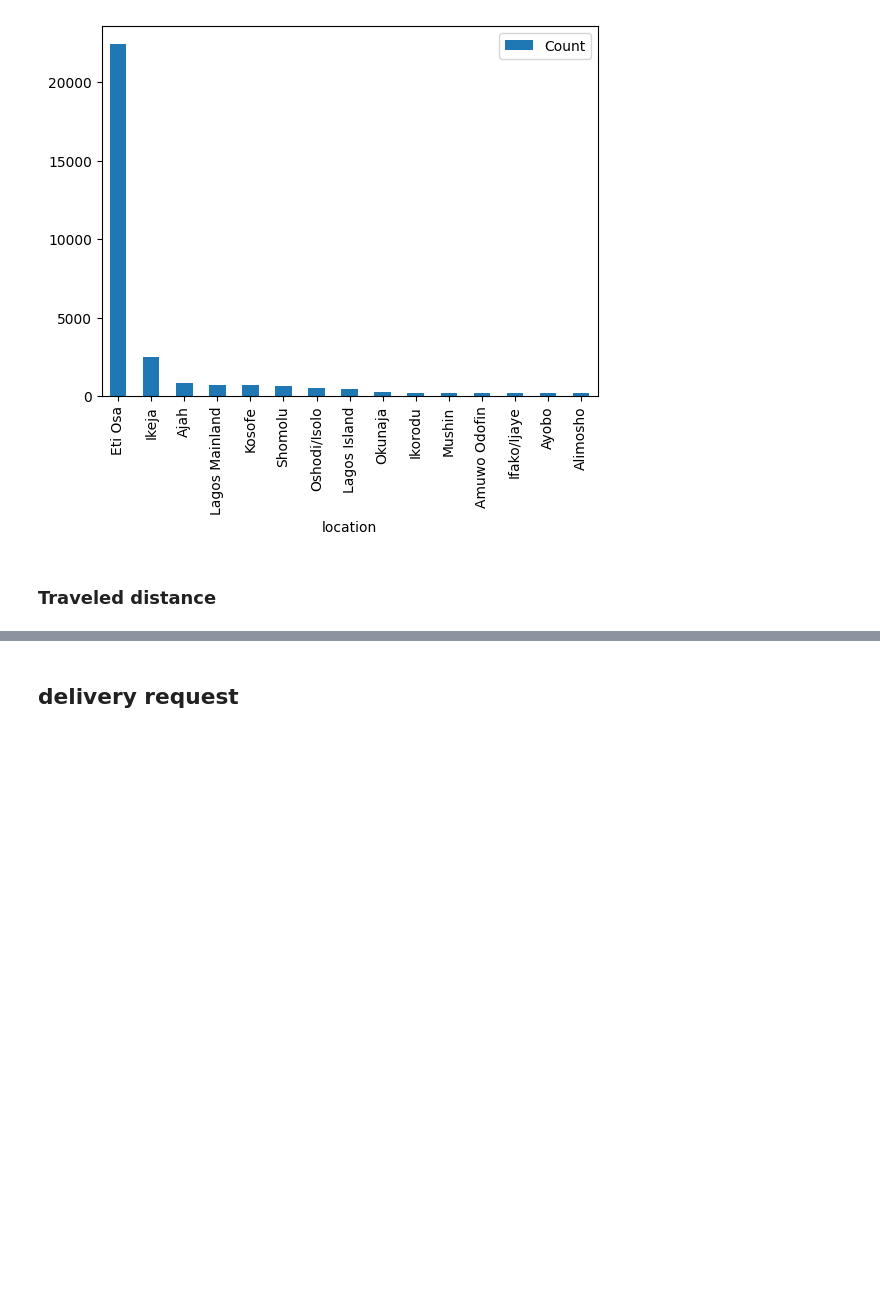
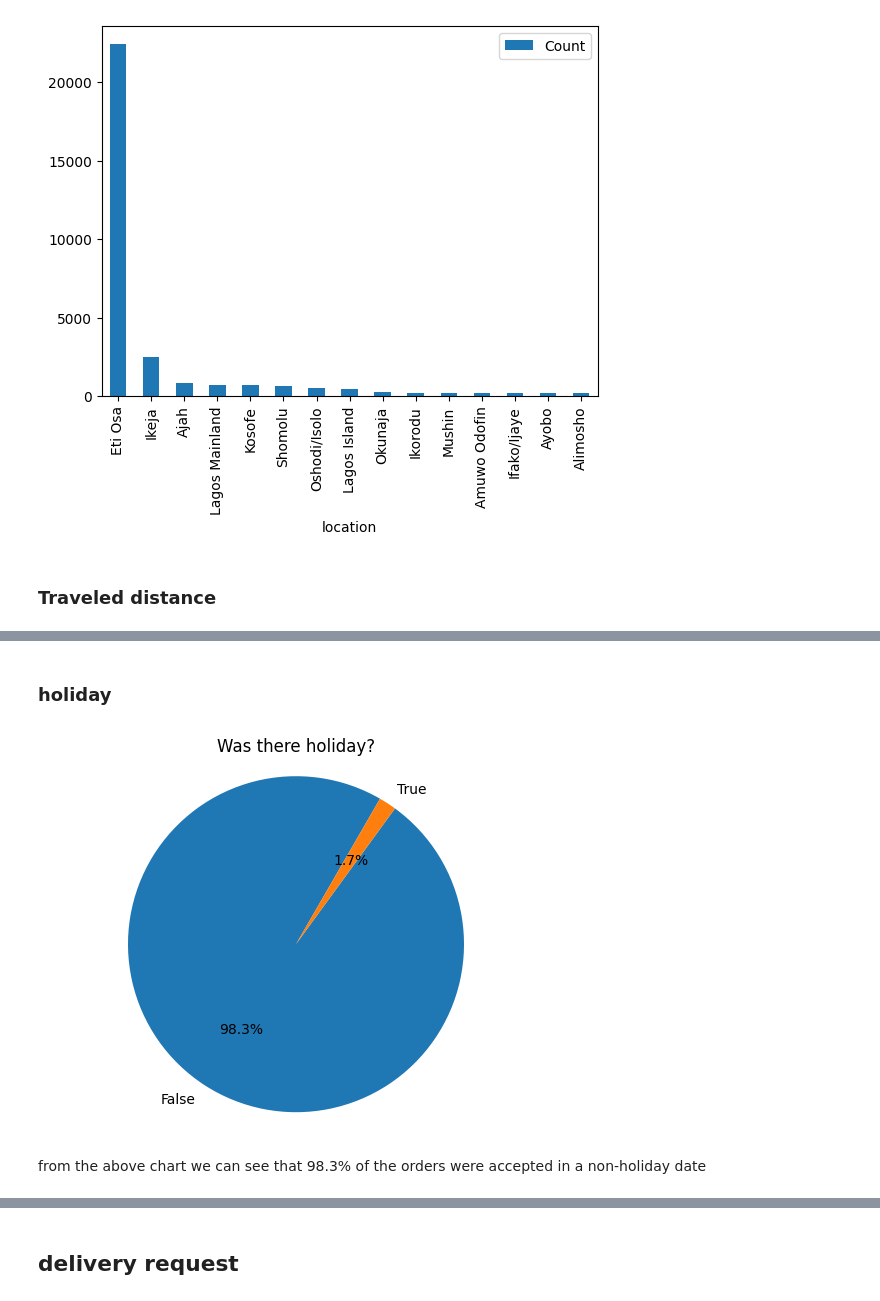
Before and after one commit to Nathnael12/Causal-Inference, a Jupyter notebook: notebooks/EDA.ipynb, the cells around one changed output, grey strips where cells are left out. Cells and saved outputs as stored; diff of their text form; code cells hidden in the pictures; blank space fills up the shorter version.

Commit message:
more feature engineering: add holiday status

```diff
--- a/notebooks/EDA.ipynb
+++ b/notebooks/EDA.ipynb
@@ -367,0 +350,26 @@ complete_cleaned.head()
+# %% [markdown]
+### holiday
+# %%
+nigeria_holiday= holidays.Nigeria()
+
+def check_holiday(order_time:datetime):
+    return order_time.date() in nigeria_holiday
+
+complete_cleaned["holiday"]=complete_cleaned["trip_start_time"].apply(lambda x:check_holiday(x))
+# %%
+# complete_cleaned["holiday"].value_counts().plot(kind='pie')
+
+
+labels= complete_cleaned["holiday"].value_counts().index
+sizes= (complete_cleaned["holiday"].value_counts())
+
+plt.pie(sizes,labels=labels,startangle=60, autopct='%1.1f%%')
+
+plt.axis('equal')
+plt.title("Was there holiday?")
+
+plt.show()
+# %% [output]
+[figure, added]
+# %% [markdown]
+from the above chart we can see that 98.3% of the orders were accepted in a non-holiday date
```
Also changed, not shown: parts of 5 cells of this notebook.
